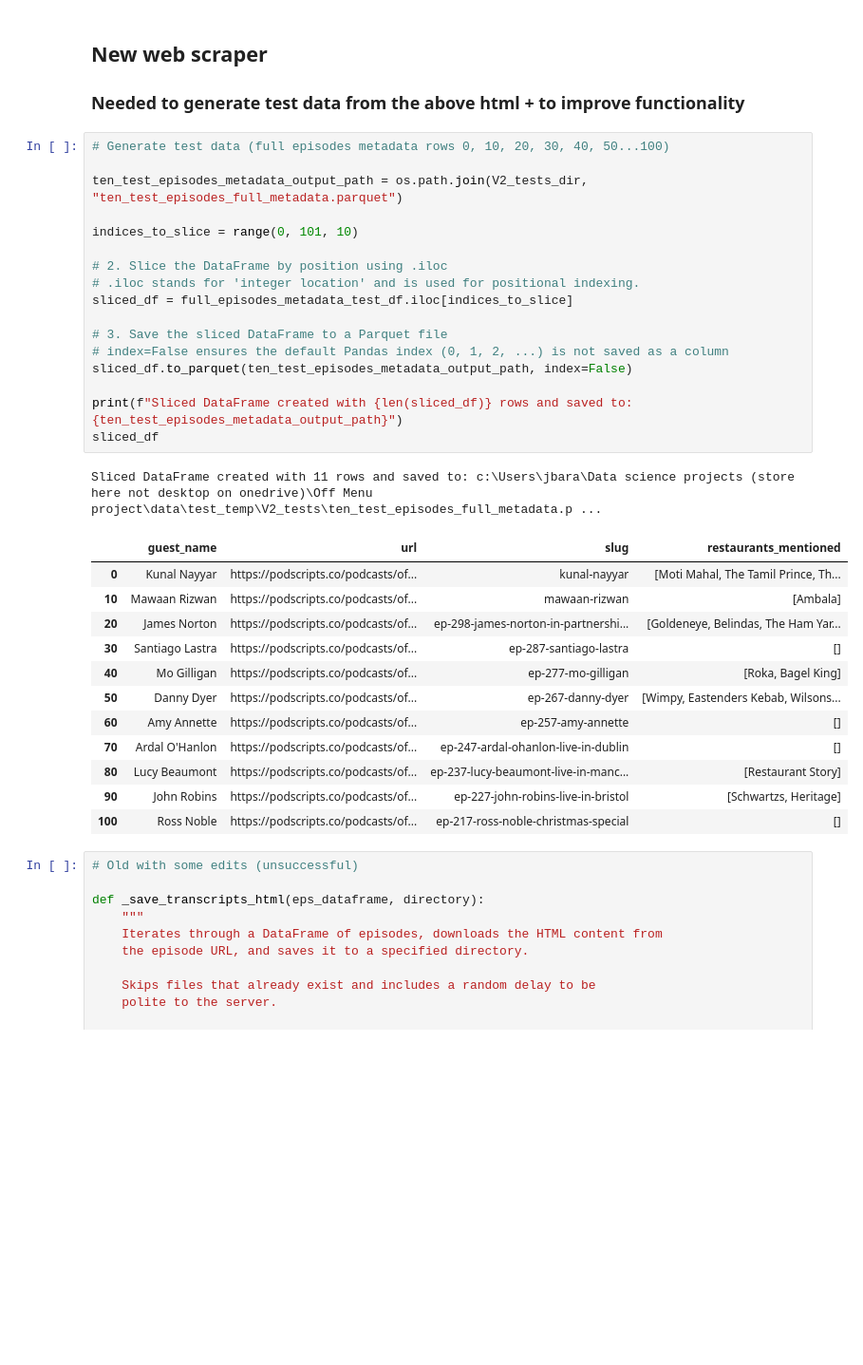
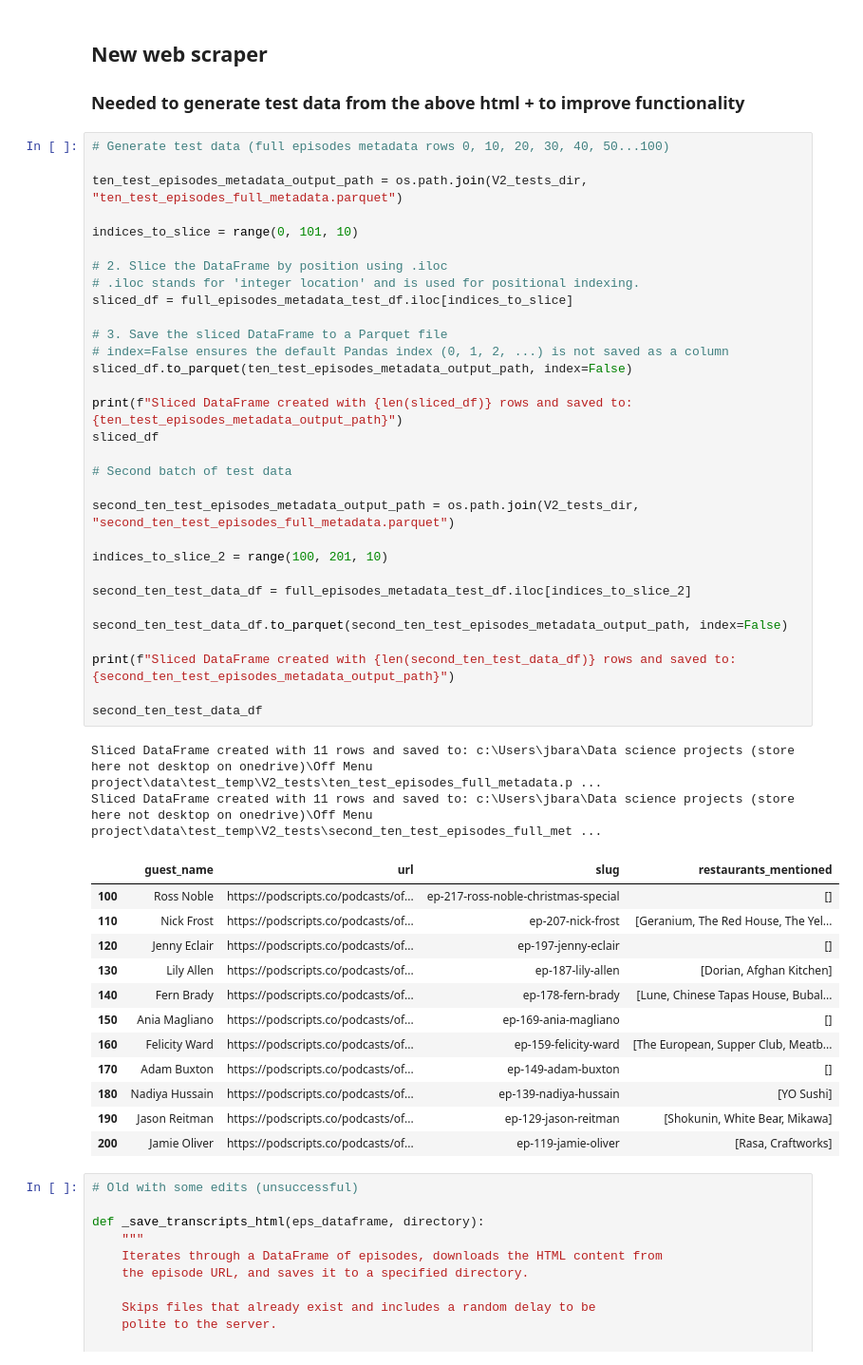
Before and after one commit to JAnders228/off-menu-restaurant-mention-locator, a Jupyter notebook: notebooks/V2_new_names_sandbox.ipynb, the cells around one changed output. Shown: that part at 95% size. Cells and saved outputs as stored; diff of their text form; blank space fills up the shorter version.

```diff
--- a/notebooks/V2_new_names_sandbox.ipynb
+++ b/notebooks/V2_new_names_sandbox.ipynb
@@ -398,34 +400,49 @@ full_episodes_metadata_test_df
 # %%
 # Generate test data (full episodes metadata rows 0, 10, 20, 30, 40, 50...100)
 
 ten_test_episodes_metadata_output_path = os.path.join(V2_tests_dir, "ten_test_episodes_full_metadata.parquet")
 
 indices_to_slice = range(0, 101, 10)
 
 # 2. Slice the DataFrame by position using .iloc
 # .iloc stands for 'integer location' and is used for positional indexing.
 sliced_df = full_episodes_metadata_test_df.iloc[indices_to_slice]
 
 # 3. Save the sliced DataFrame to a Parquet file
 # index=False ensures the default Pandas index (0, 1, 2, ...) is not saved as a column
 sliced_df.to_parquet(ten_test_episodes_metadata_output_path, index=False)
 
 print(f"Sliced DataFrame created with {len(sliced_df)} rows and saved to: {ten_test_episodes_metadata_output_path}")
 sliced_df
+
+# Second batch of test data
+
+second_ten_test_episodes_metadata_output_path = os.path.join(V2_tests_dir, "second_ten_test_episodes_full_metadata.parquet")
+
+indices_to_slice_2 = range(100, 201, 10)
+
+second_ten_test_data_df = full_episodes_metadata_test_df.iloc[indices_to_slice_2]
+
+second_ten_test_data_df.to_parquet(second_ten_test_episodes_metadata_output_path, index=False)
+
+print(f"Sliced DataFrame created with {len(second_ten_test_data_df)} rows and saved to: {second_ten_test_episodes_metadata_output_path}")
+
+second_ten_test_data_df
 # %% [output]
 Sliced DataFrame created with 11 rows and saved to: c:\Users\jbara\Data science projects (store here not desktop on onedrive)\Off Menu project\data\test_temp\V2_tests\ten_test_episodes_full_metadata.p ...
+Sliced DataFrame created with 11 rows and saved to: c:\Users\jbara\Data science projects (store here not desktop on onedrive)\Off Menu project\data\test_temp\V2_tests\second_ten_test_episodes_full_met ...
 |  | guest_name | url | slug | restaurants_mentioned |
-| 0 | Kunal Nayyar | https://podscripts.co/podcasts/of... | kunal-nayyar | [Moti Mahal, The Tamil Prince, Th... |
-| 10 | Mawaan Rizwan | https://podscripts.co/podcasts/of... | mawaan-rizwan | [Ambala] |
-| 20 | James Norton | https://podscripts.co/podcasts/of... | ep-298-james-norton-in-partnershi... | [Goldeneye, Belindas, The Ham Yar... |
-| 30 | Santiago Lastra | https://podscripts.co/podcasts/of... | ep-287-santiago-lastra | [] |
-| 40 | Mo Gilligan | https://podscripts.co/podcasts/of... | ep-277-mo-gilligan | [Roka, Bagel King] |
-| 50 | Danny Dyer | https://podscripts.co/podcasts/of... | ep-267-danny-dyer | [Wimpy, Eastenders Kebab, Wilsons... |
-| 60 | Amy Annette | https://podscripts.co/podcasts/of... | ep-257-amy-annette | [] |
-| 70 | Ardal O'Hanlon | https://podscripts.co/podcasts/of... | ep-247-ardal-ohanlon-live-in-dublin | [] |
-| 80 | Lucy Beaumont | https://podscripts.co/podcasts/of... | ep-237-lucy-beaumont-live-in-manc... | [Restaurant Story] |
-| 90 | John Robins | https://podscripts.co/podcasts/of... | ep-227-john-robins-live-in-bristol | [Schwartzs, Heritage] |
 | 100 | Ross Noble | https://podscripts.co/podcasts/of... | ep-217-ross-noble-christmas-special | [] |
+| 110 | Nick Frost | https://podscripts.co/podcasts/of... | ep-207-nick-frost | [Geranium, The Red House, The Yel... |
+| 120 | Jenny Eclair | https://podscripts.co/podcasts/of... | ep-197-jenny-eclair | [] |
+| 130 | Lily Allen | https://podscripts.co/podcasts/of... | ep-187-lily-allen | [Dorian, Afghan Kitchen] |
+| 140 | Fern Brady | https://podscripts.co/podcasts/of... | ep-178-fern-brady | [Lune, Chinese Tapas House, Bubal... |
+| 150 | Ania Magliano | https://podscripts.co/podcasts/of... | ep-169-ania-magliano | [] |
+| 160 | Felicity Ward | https://podscripts.co/podcasts/of... | ep-159-felicity-ward | [The European, Supper Club, Meatb... |
+| 170 | Adam Buxton | https://podscripts.co/podcasts/of... | ep-149-adam-buxton | [] |
+| 180 | Nadiya Hussain | https://podscripts.co/podcasts/of... | ep-139-nadiya-hussain | [YO Sushi] |
+| 190 | Jason Reitman | https://podscripts.co/podcasts/of... | ep-129-jason-reitman | [Shokunin, White Bear, Mikawa] |
+| 200 | Jamie Oliver | https://podscripts.co/podcasts/of... | ep-119-jamie-oliver | [Rasa, Craftworks] |
 # %%
 # Old with some edits (unsuccessful)
 
```
Also changed, not shown: parts of 20 cells of this notebook, 2 other files.
